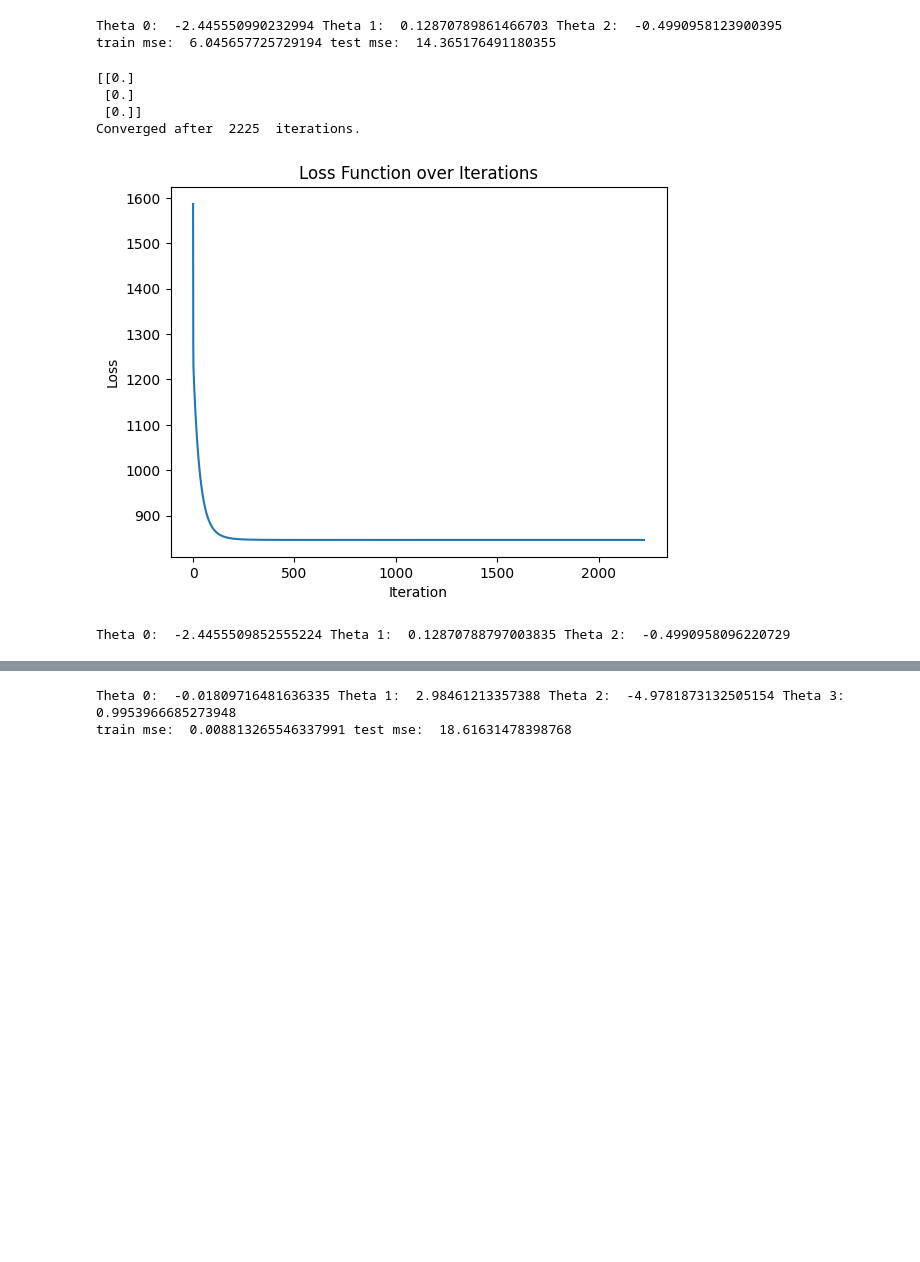
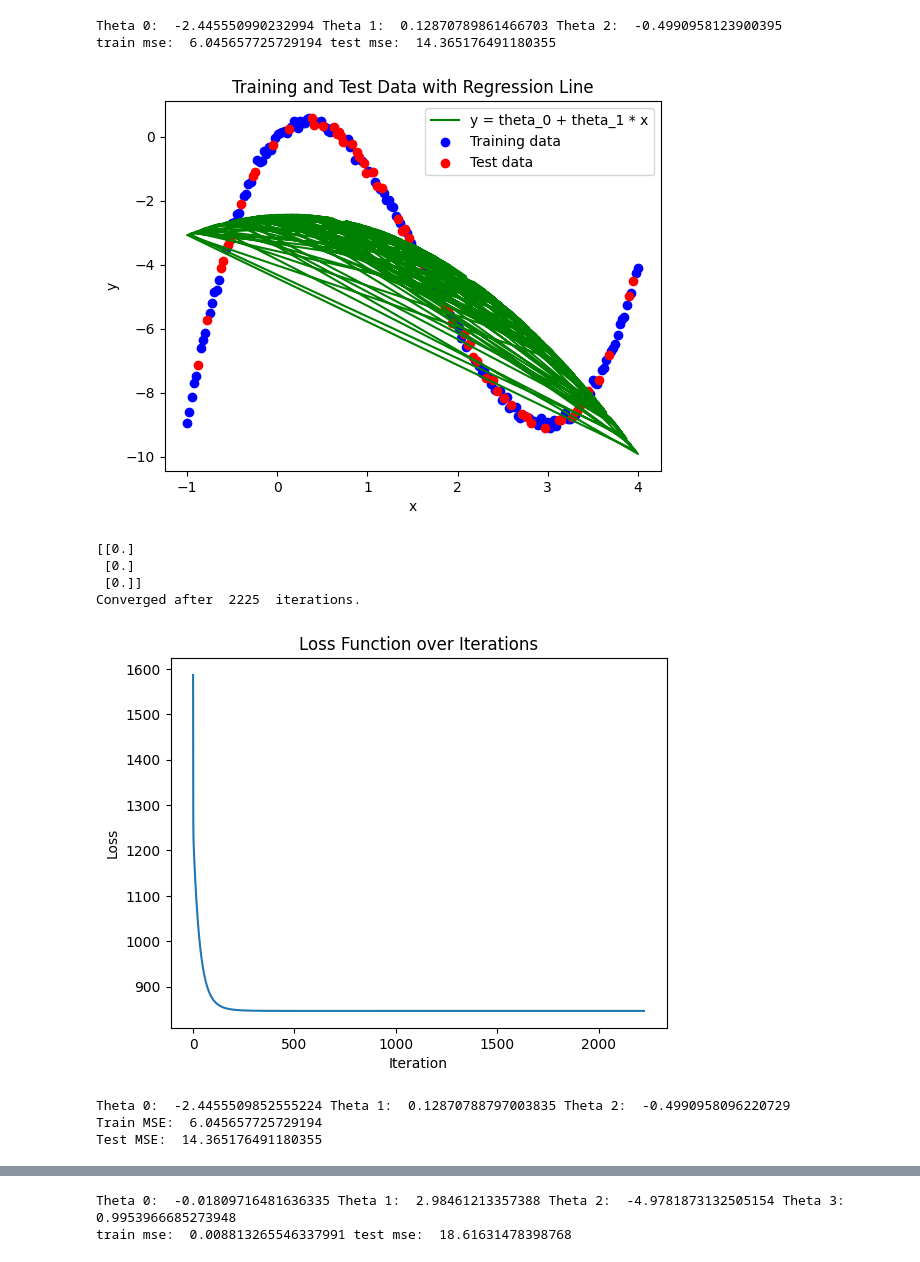
Before and after one commit to kilpy/Machine-Learning-6220, a Jupyter notebook: HW1/Q6/linear_regression.ipynb, the cells around one changed output, grey strips where cells are left out. Drawn from its saved outputs; the diff is of its cells as text; code cells hidden in the pictures; blank space fills up the shorter version.

```diff
--- a/HW1/Q6/linear_regression.ipynb
+++ b/HW1/Q6/linear_regression.ipynb
@@ -181,6 +230,18 @@ print("train mse: ", train_mse, "test mse: ", test_mse)
 # %% [output]
 Theta 0:  -2.445550990232994 Theta 1:  0.12870789861466703 Theta 2:  -0.4990958123900395
 train mse:  6.045657725729194 test mse:  14.365176491180355
+# %%
+# c. Plot the curves y = theta_0 + theta_1 * x + theta_2 * x^2.
+plt.plot(x_train, theta_0 + theta_1 * x_train + theta_2 * x_train**2, color='green', label='y = theta_0 + theta_1 * x')
+plt.scatter(x_train, y_train, color='blue', label='Training data')
+plt.scatter(x_test, y_test, color='red', label='Test data')
+plt.xlabel('x')
+plt.ylabel('y')
+plt.title('Training and Test Data with Regression Line')
+plt.legend()
+plt.show()
+# %% [output]
+[figure, added]
 # %%
 # b. Gradient Descent
 # find optimal theta_0, theta_1, and theta_2 using gradient descent.
@@ -219,8 +280,8 @@ plt.show()
 # y_train_pred = np.resize(y_train_pred, y_train.shape)
 # y_test_pred = np.resize(y_test_pred, y_test.shape)
 print("Theta 0: ", theta_gd[0][0], "Theta 1: ", theta_gd[1][0], "Theta 2: ", theta_gd[2][0])
-# print("Train MSE: ", mse(len(y_train), y_train, y_train_pred))
-# print("Test MSE: ", mse(len(y_test), y_test, y_test_pred))
+print("Train MSE: ", mse(len(y_train), y_train, y_train_pred))
+print("Test MSE: ", mse(len(y_test), y_test, y_test_pred))
 # %% [output]
 [[0.]
  [0.]
@@ -228,3 +289,5 @@ print("Theta 0: ", theta_gd[0][0], "Theta 1: ", theta_gd[1][0], "Theta 2: ", the
 Converged after  2225  iterations.
 [figure]
 Theta 0:  -2.4455509852555224 Theta 1:  0.12870788797003835 Theta 2:  -0.4990958096220729
+Train MSE:  6.045657725729194
+Test MSE:  14.365176491180355
```
Also changed, not shown: parts of 10 cells of this notebook.
